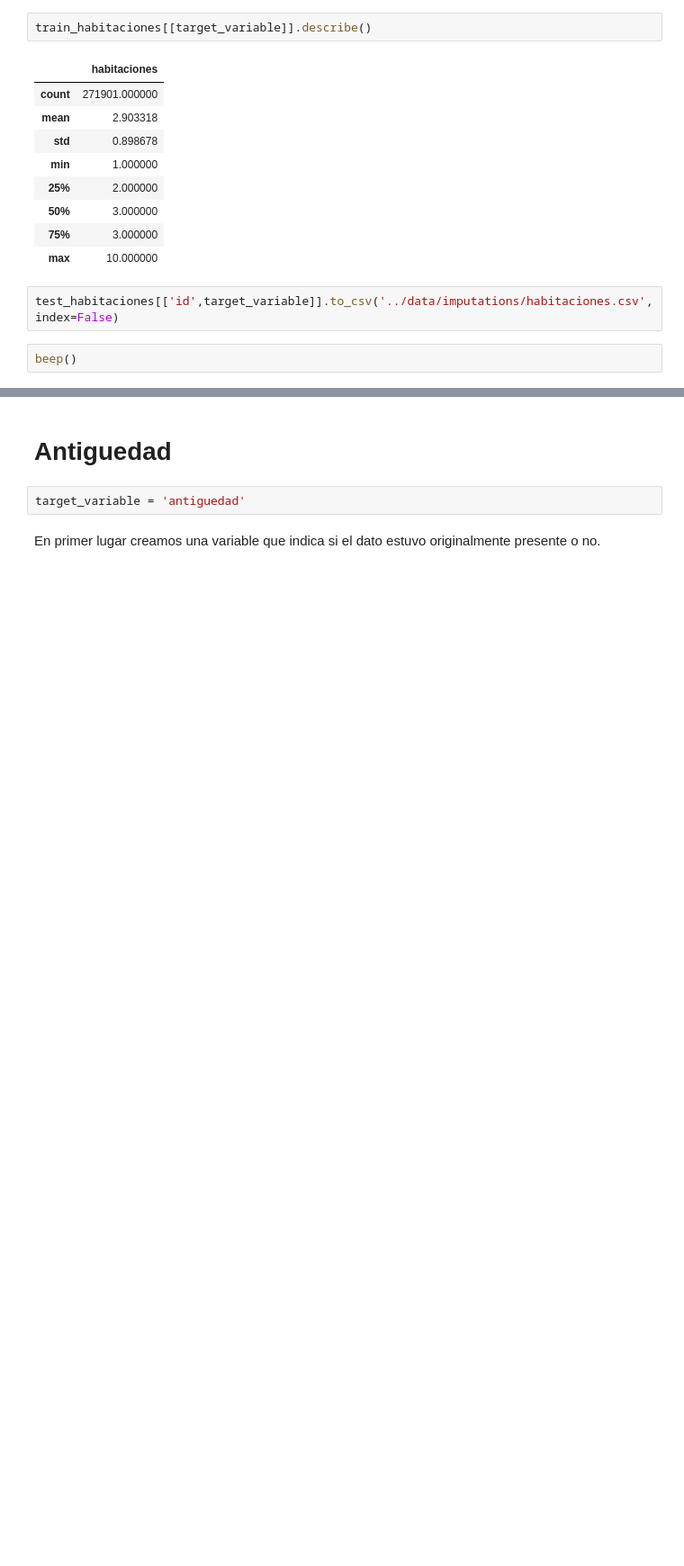
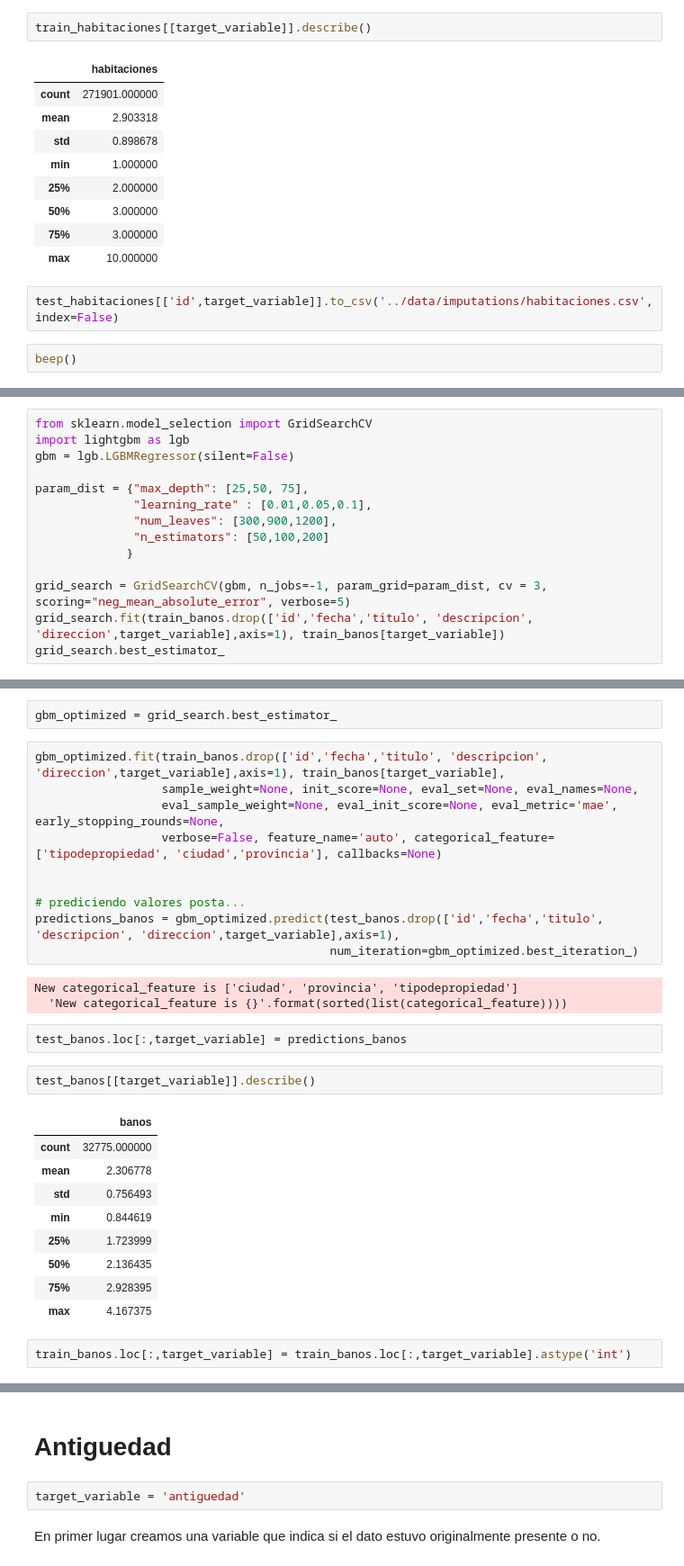
Before and after one commit to rozanecm/7506_tp2_2c2019, a Jupyter notebook: notebooks/fillna with ml by rozanecm.ipynb, the cells around one changed output, grey strips where cells are left out. Shown at 90% size. Cells and saved outputs as stored; diff of their text form; blank space fills up the shorter version.

```diff
--- a/notebooks/fillna with ml by rozanecm.ipynb
+++ b/notebooks/fillna with ml by rozanecm.ipynb
@@ -600,0 +624,14 @@ beep()
+# %%
+from sklearn.model_selection import GridSearchCV
+import lightgbm as lgb
+gbm = lgb.LGBMRegressor(silent=False)
+
+param_dist = {"max_depth": [25,50, 75],
+              "learning_rate" : [0.01,0.05,0.1],
+              "num_leaves": [300,900,1200],
+              "n_estimators": [50,100,200]
+             }
+
+grid_search = GridSearchCV(gbm, n_jobs=-1, param_grid=param_dist, cv = 3, scoring="neg_mean_absolute_error", verbose=5)
+grid_search.fit(train_banos.drop(['id','fecha','titulo', 'descripcion', 'direccion',target_variable],axis=1), train_banos[target_variable])
+grid_search.best_estimator_
@@ -600,0 +651,31 @@ beep()
+# %%
+gbm_optimized = grid_search.best_estimator_
+# %%
+gbm_optimized.fit(train_banos.drop(['id','fecha','titulo', 'descripcion', 'direccion',target_variable],axis=1), train_banos[target_variable],
+                  sample_weight=None, init_score=None, eval_set=None, eval_names=None,
+                  eval_sample_weight=None, eval_init_score=None, eval_metric='mae', early_stopping_rounds=None,
+                  verbose=False, feature_name='auto', categorical_feature=['tipodepropiedad', 'ciudad','provincia'], callbacks=None)
+
+
+# prediciendo valores posta...
+predictions_banos = gbm_optimized.predict(test_banos.drop(['id','fecha','titulo', 'descripcion', 'direccion',target_variable],axis=1),
+                                          num_iteration=gbm_optimized.best_iteration_)
+# %% [output]
+New categorical_feature is ['ciudad', 'provincia', 'tipodepropiedad']
+  'New categorical_feature is {}'.format(sorted(list(categorical_feature))))
+# %%
+test_banos.loc[:,target_variable] = predictions_banos
+# %%
+test_banos[[target_variable]].describe()
+# %% [output]
+|  | banos |
+| count | 32775.000000 |
+| mean | 2.306778 |
+| std | 0.756493 |
+| min | 0.844619 |
+| 25% | 1.723999 |
+| 50% | 2.136435 |
+| 75% | 2.928395 |
+| max | 4.167375 |
+# %%
+train_banos.loc[:,target_variable] = train_banos.loc[:,target_variable].astype('int')
```
Also changed, not shown: parts of 12 cells of this notebook, 1 other file.
